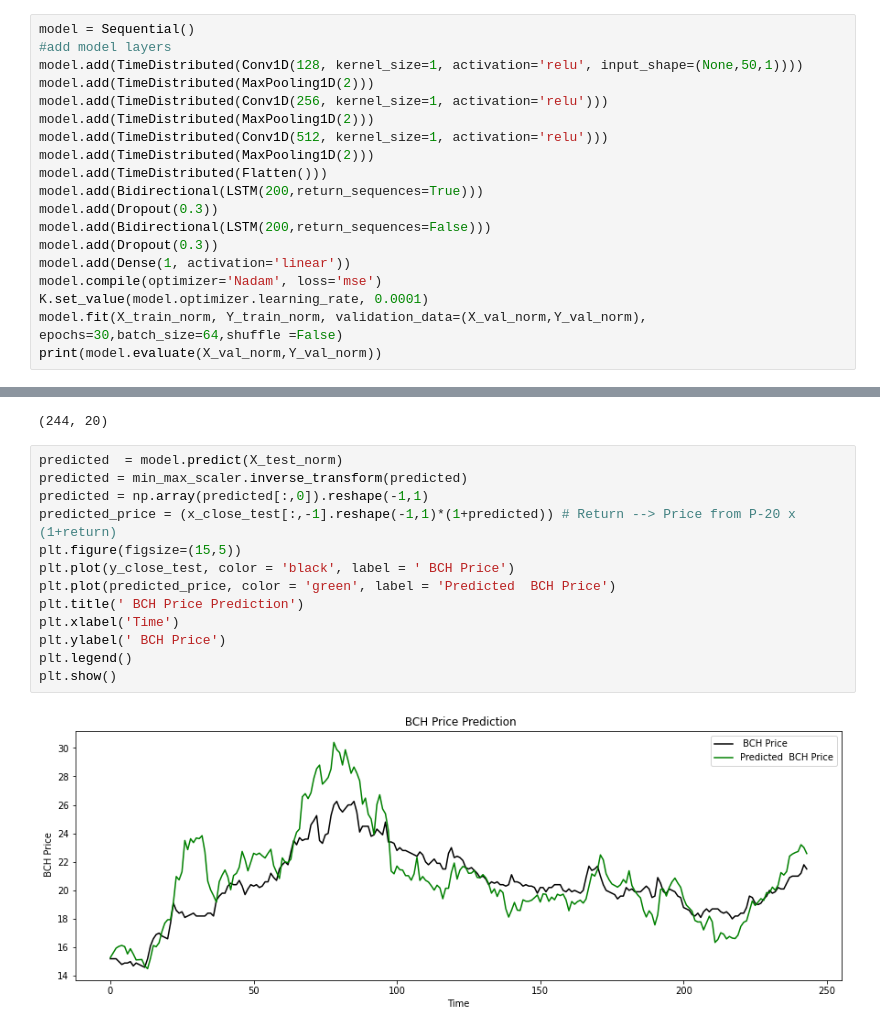
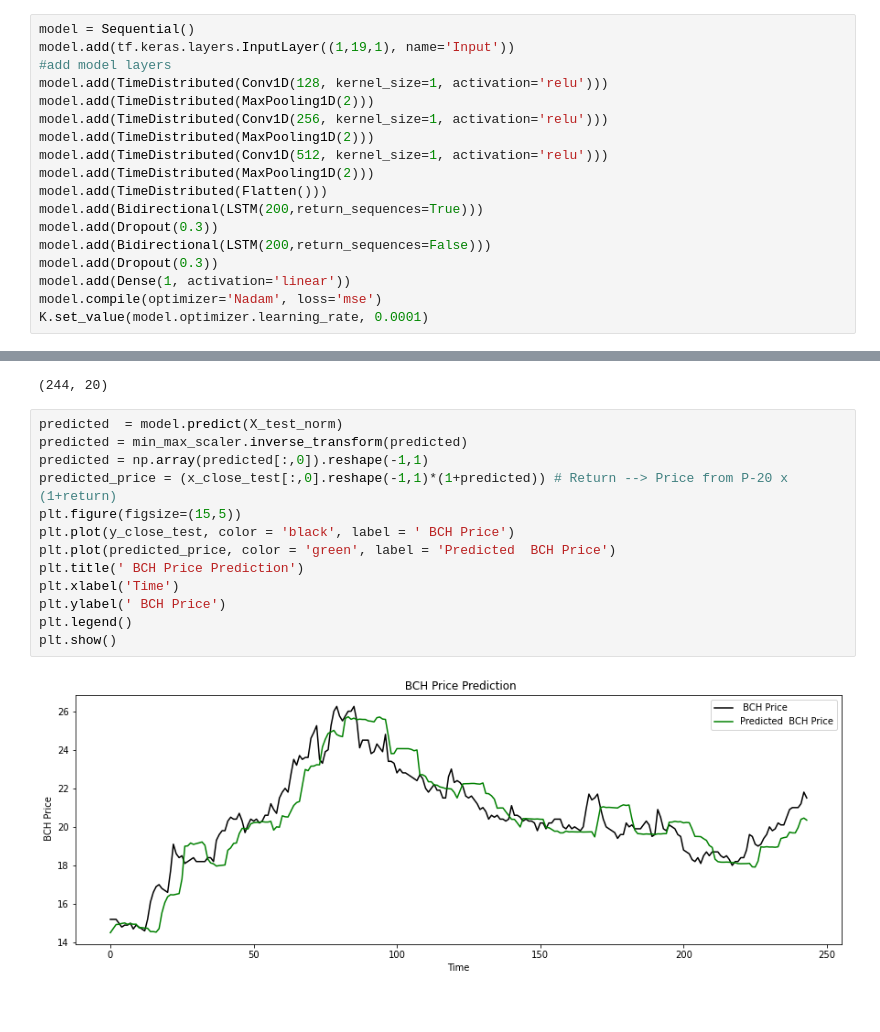
Before and after one commit to BADS7604Group03/assignment3, a Jupyter notebook: code/Project3_SequencialData_CNN_LSTM.ipynb, the cells around one changed output, grey strips where cells are left out. Saved outputs shown, nothing was run; the diff lists cells and outputs as text.

```diff
--- a/code/Project3_SequencialData_CNN_LSTM.ipynb
+++ b/code/Project3_SequencialData_CNN_LSTM.ipynb
@@ -227,8 +207,9 @@ X_test_norm.shape : (244, 1, 19, 1)
 Y_test_norm.shape : (244, 1)
 # %%
 model = Sequential()
+model.add(tf.keras.layers.InputLayer((1,19,1), name='Input'))
 #add model layers
-model.add(TimeDistributed(Conv1D(128, kernel_size=1, activation='relu', input_shape=(None,50,1))))
+model.add(TimeDistributed(Conv1D(128, kernel_size=1, activation='relu')))
 model.add(TimeDistributed(MaxPooling1D(2)))
 model.add(TimeDistributed(Conv1D(256, kernel_size=1, activation='relu')))
 model.add(TimeDistributed(MaxPooling1D(2)))
@@ -242,5 +223,3 @@ model.add(Dropout(0.3))
 model.add(Dense(1, activation='linear'))
 model.compile(optimizer='Nadam', loss='mse')
 K.set_value(model.optimizer.learning_rate, 0.0001)
-model.fit(X_train_norm, Y_train_norm, validation_data=(X_val_norm,Y_val_norm), epochs=30,batch_size=64,shuffle =False)
-print(model.evaluate(X_val_norm,Y_val_norm))
@@ -271,18 +277,18 @@ x_close_test.shape
 # %%
 predicted  = model.predict(X_test_norm)
 predicted = min_max_scaler.inverse_transform(predicted)
 predicted = np.array(predicted[:,0]).reshape(-1,1)
-predicted_price = (x_close_test[:,-1].reshape(-1,1)*(1+predicted)) # Return --> Price from P-20 x (1+return)
+predicted_price = (x_close_test[:,0].reshape(-1,1)*(1+predicted)) # Return --> Price from P-20 x (1+return)
 plt.figure(figsize=(15,5))
 plt.plot(y_close_test, color = 'black', label = ' BCH Price')
 plt.plot(predicted_price, color = 'green', label = 'Predicted  BCH Price')
 plt.title(' BCH Price Prediction')
 plt.xlabel('Time')
 plt.ylabel(' BCH Price')
 plt.legend()
 plt.show()
 # %% [output]
-[figure, old version]
+[figure, new version]
 # %%
 #Normal case
 mse = mean_squared_error(y_close_test,predicted_price)
```
Also changed, not shown: parts of 9 cells of this notebook.
